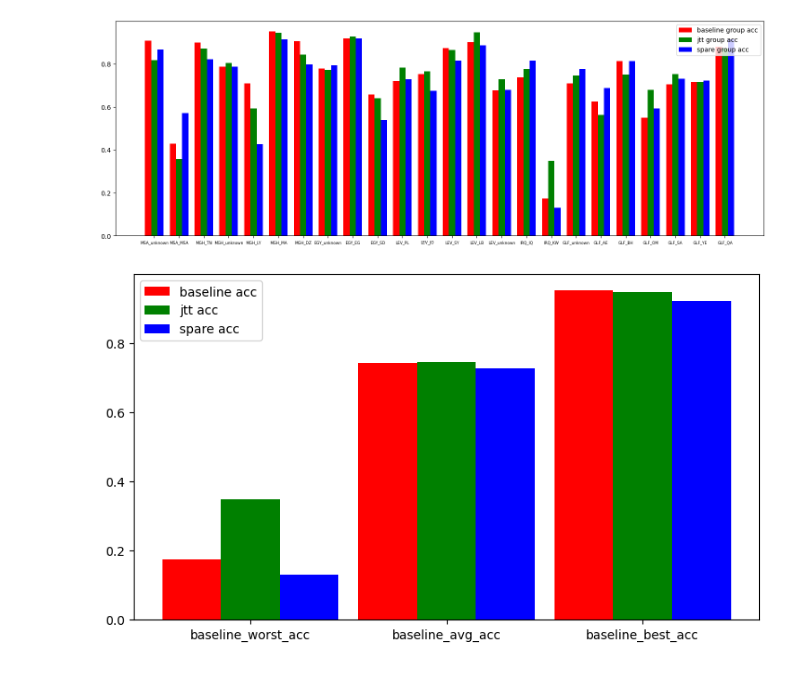
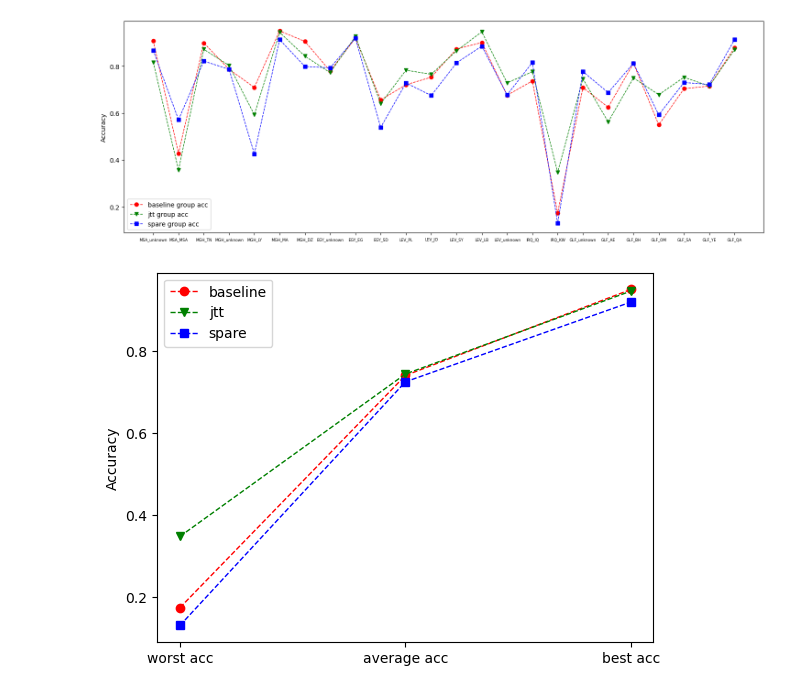
Before and after one commit to Dadaism6/CS260D-ADI, a Jupyter notebook: spuco_viz.ipynb, the cells around one changed output. Cells and saved outputs as stored; diff of their text form; code cells hidden in the pictures.

```diff
--- a/spuco_viz.ipynb
+++ b/spuco_viz.ipynb
@@ -49,32 +53,29 @@ with open(baseline_best_eval_f) as f1, \
     spare_group_acc, spare_worst_acc, spare_avg_acc, spare_best_acc = spare_eval["group_accuracy"], spare_eval["worst_accuracy"], spare_eval["avg_accuracy"], spare_eval["best_accuracy"]
     # spare_last_eval = json.load(f6)
 # %%
-import numpy as np
-
 ind = np.arange(len(baseline_group_acc))
-width = 0.25
 plt.figure(figsize=(18,6))
-plt.bar(ind-width, list(baseline_group_acc.values()), width=width, color='r', label="baseline group acc")
-plt.bar(ind, list(jtt_group_acc.values()), width=width, color='g', label="jtt group acc")
-plt.bar(ind+width, list(spare_group_acc.values()), width=width, color='b', label="spare group acc")
+plt.plot(ind, list(baseline_group_acc.values()), 'o--', color='r', linewidth=1, label="baseline group acc")
+plt.plot(ind, list(jtt_group_acc.values()), 'v--', color='g', linewidth=1, label="jtt group acc")
+plt.plot(ind, list(spare_group_acc.values()), 's--', color='b', linewidth=1, label="spare group acc")
 plt.xticks(ind, list(baseline_group_acc.keys()), fontsize=6)
+plt.ylabel('Accuracy')
 plt.legend()
 plt.show()
 # %% [output]
-[figure, old version]
+[figure, new version]
 # %%
 baseline_acc = [baseline_worst_acc, baseline_avg_acc, baseline_best_acc]
 jtt_acc = [jtt_worst_acc, jtt_avg_acc, jtt_best_acc]
 spare_acc = [spare_worst_acc, spare_avg_acc, spare_best_acc]
 
 ind = np.arange(len(baseline_acc))
-width = 0.3
-plt.figure(figsize=(9,5))
-plt.bar(ind-width, baseline_acc, width=width, color='r', label="baseline acc")
-plt.bar(ind, jtt_acc, width=width, color='g', label="jtt acc")
-plt.bar(ind+width, spare_acc, width=width, color='b', label="spare acc")
-plt.xticks(ind, ["baseline_worst_acc", "baseline_avg_acc", "baseline_best_acc"])
+plt.plot(ind, baseline_acc, 'o--', color='r', linewidth=1, label="baseline")
+plt.plot(ind, jtt_acc, 'v--', color='g', linewidth=1, label="jtt")
+plt.plot(ind, spare_acc, 's--', color='b', linewidth=1, label="spare")
+plt.xticks(ind, ["worst acc", "average acc", "best acc"])
+plt.ylabel('Accuracy')
 plt.legend()
 plt.show()
 # %% [output]
-[figure, old version]
+[figure, new version]
```
Also changed, not shown: parts of 1 cell of this notebook.
